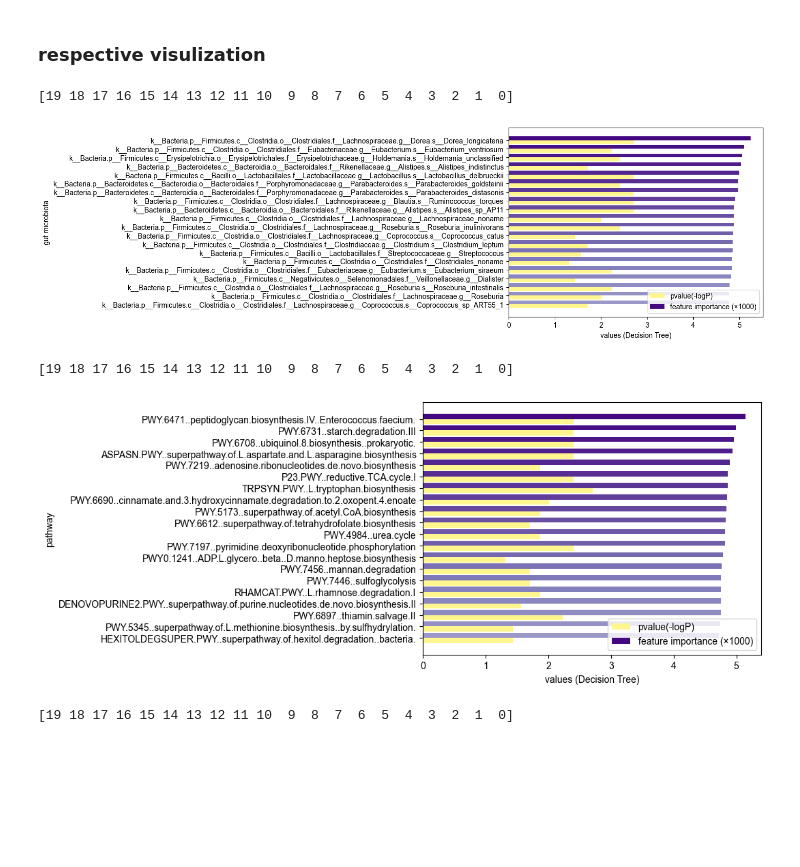
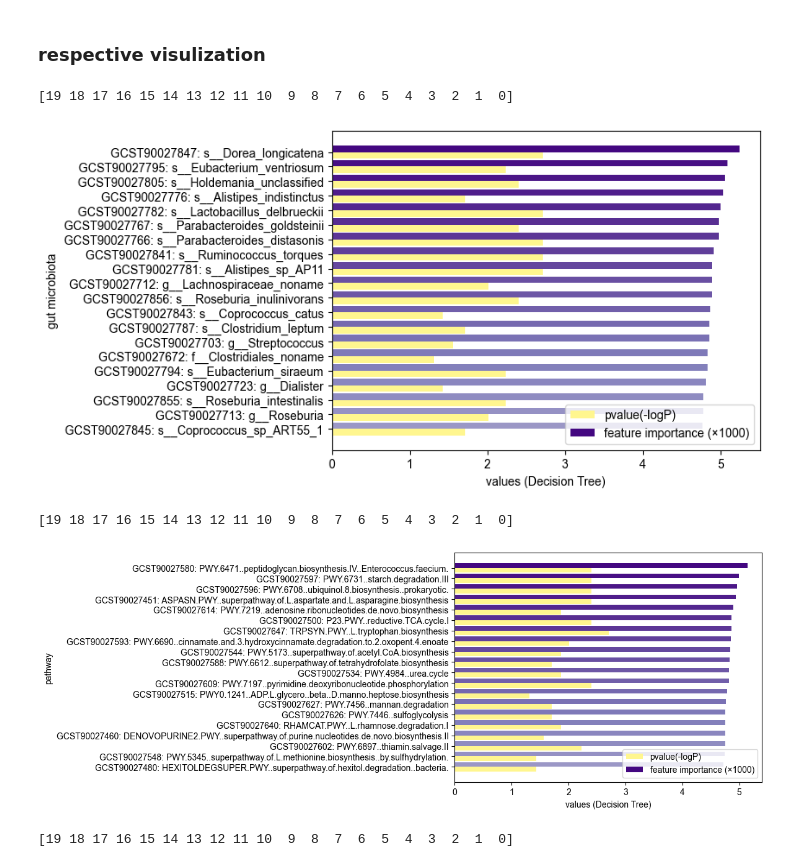
Before and after one commit to Liuzhe30/ukb_anxiety_prs, a Jupyter notebook: case-control/PRS-analysis-Summaryplot.ipynb, the cells around one changed output. Saved outputs shown, nothing was run; the diff lists cells and outputs as text; code cells hidden in the pictures; blank space fills up the shorter version.

Commit message:
update figure legends

```diff
--- a/case-control/PRS-analysis-Summaryplot.ipynb
+++ b/case-control/PRS-analysis-Summaryplot.ipynb
@@ -32,41 +32,41 @@ with open("datafile/top20-feature-lightGBM-pathway.json") as f:
 # %%
 # DT gut
 name_list = []
 pval_list = []
 imp_list = []
 for item in DT_dict_gut:
-    name_list.append(DT_dict_gut[item]['name'])
+    name_list.append("GCST90027" + DT_dict_gut[item]['index'] + ": " + DT_dict_gut[item]['name'].split('.')[-1])
     pval_list.append(float(DT_dict_gut[item]['pvalue(-logP)']))
     imp_list.append(DT_dict_gut[item]['feature importance']*1000)
 
 bar_width = 0.45
 x = np.arange(20)[::-1]
 pal = sns.color_palette("Purples",40)
 pal2 = sns.color_palette("Greens_d",20)
 rank = np.arange(20)[::-1]
 print(rank)
 
 #ax = sns.barplot(y=x, x=gut_imp_list, label="feature importance (×1000)", palette=np.array(pal)[rank], orient='h')
 #ax = sns.barplot(y=x+bar_width, x=gut_pval_list, label="pvalue(-logP)", palette=np.array(pal2)[rank], orient='h')
 plt.barh(x, pval_list, bar_width, align="center", label="pvalue(-logP)", color='#FFF68F')
 plt.barh(x+bar_width, imp_list, bar_width, align="center", label="feature importance (×1000)", color=np.array(pal)[rank+20])
 
 plt.xlabel("values (Decision Tree)")
 plt.ylabel("gut microbiota")
 plt.legend(loc = 4)
 plt.yticks(x + bar_width / 2, name_list)
 plt.savefig("figures/DT-gut.png",dpi=300,bbox_inches = 'tight')
 plt.show()
 # %% [output]
 [19 18 17 16 15 14 13 12 11 10  9  8  7  6  5  4  3  2  1  0]
-[figure, old version]
+[figure, new version]
 # %%
 # DT pathway
 name_list = []
 pval_list = []
 imp_list = []
 for item in DT_dict_pathway:
-    name_list.append(DT_dict_pathway[item]['name'])
+    name_list.append("GCST90027" + DT_dict_pathway[item]['index'] + ": " + DT_dict_pathway[item]['name'])
     pval_list.append(float(DT_dict_pathway[item]['pvalue(-logP)']))
     imp_list.append(DT_dict_pathway[item]['feature importance']*1000)
 
@@ -90,7 +90,7 @@ plt.savefig("figures/DT-pathway.png",dpi=300,bbox_inches = 'tight')
 plt.show()
 # %% [output]
 [19 18 17 16 15 14 13 12 11 10  9  8  7  6  5  4  3  2  1  0]
-[figure, old version]
+[figure, new version]
 # %%
 # RF gut
 name_list = []
```
Also changed, not shown: parts of 6 cells of this notebook, 16 other files.
